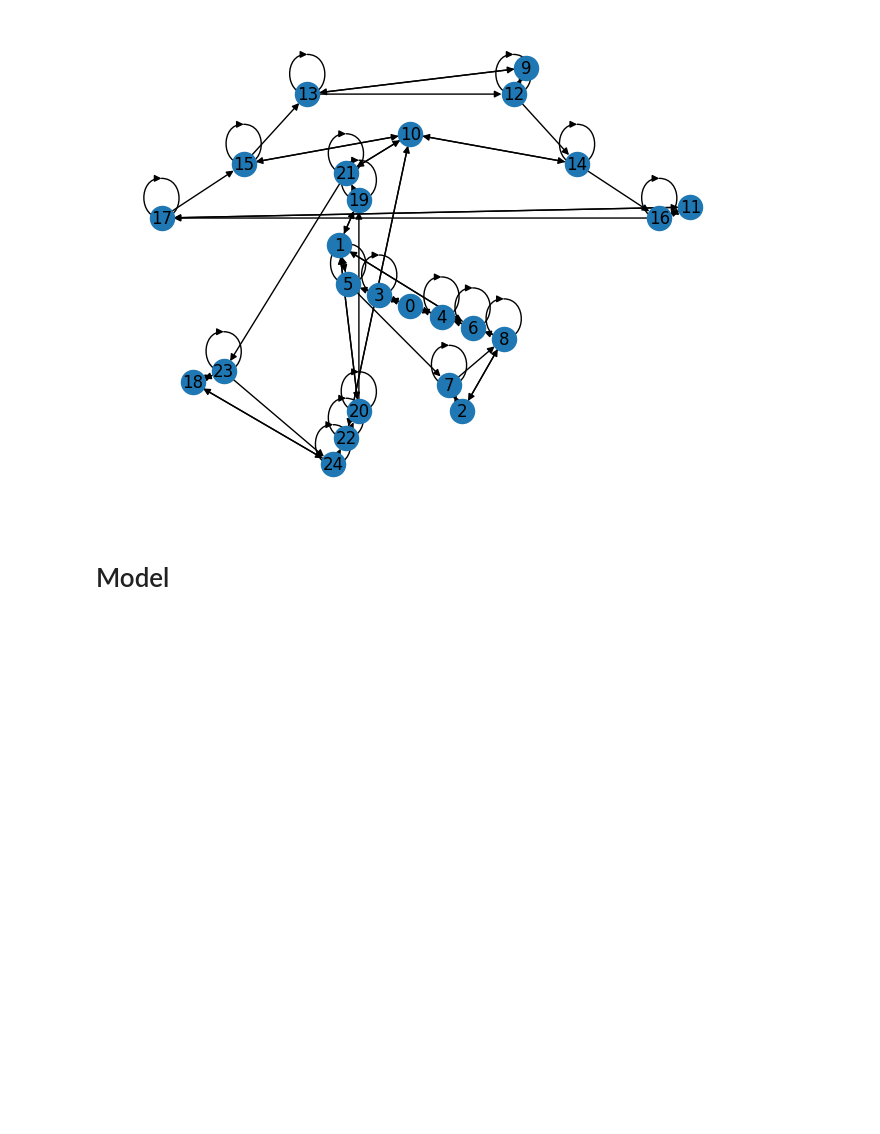
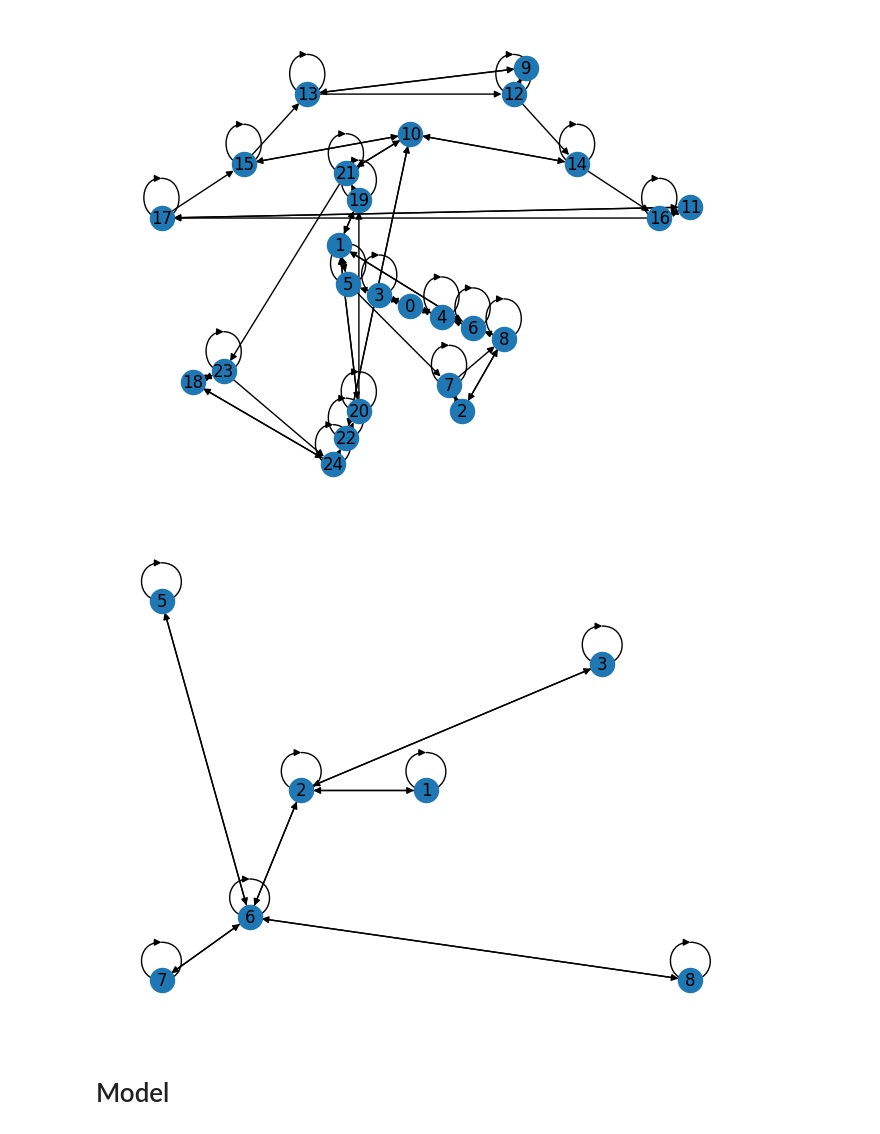
Before and after one commit to SimonPop/country_trends, a Jupyter notebook: src/path/synthetic_metro/eval.ipynb, the cells around one changed output. Saved outputs shown, nothing was run; the diff lists cells and outputs as text; code cells hidden in the pictures; blank space fills up the shorter version.

Commit message:
Graph contracting function for visualization of station level graph

```diff
--- a/src/path/synthetic_metro/eval.ipynb
+++ b/src/path/synthetic_metro/eval.ipynb
@@ -28,6 +28,13 @@ labels = nx.get_node_attributes(G, "station")
 nx.draw(G, pos,with_labels=True)
 # %% [output]
 [figure]
+# %%
+contracted_G = dataset.cg.contract(G)
+contracted_pos = nx.nx_agraph.graphviz_layout(contracted_G, prog="twopi", root=0)
+contracted_labels = nx.get_node_attributes(contracted_G, "station")
+nx.draw(contracted_G, contracted_pos, labels=contracted_labels, with_labels=True)
+# %% [output]
+[figure, added]
 # %% [markdown]
 # Model
 # %%
```
Also changed, not shown: parts of 5 cells of this notebook, 1 other file.
